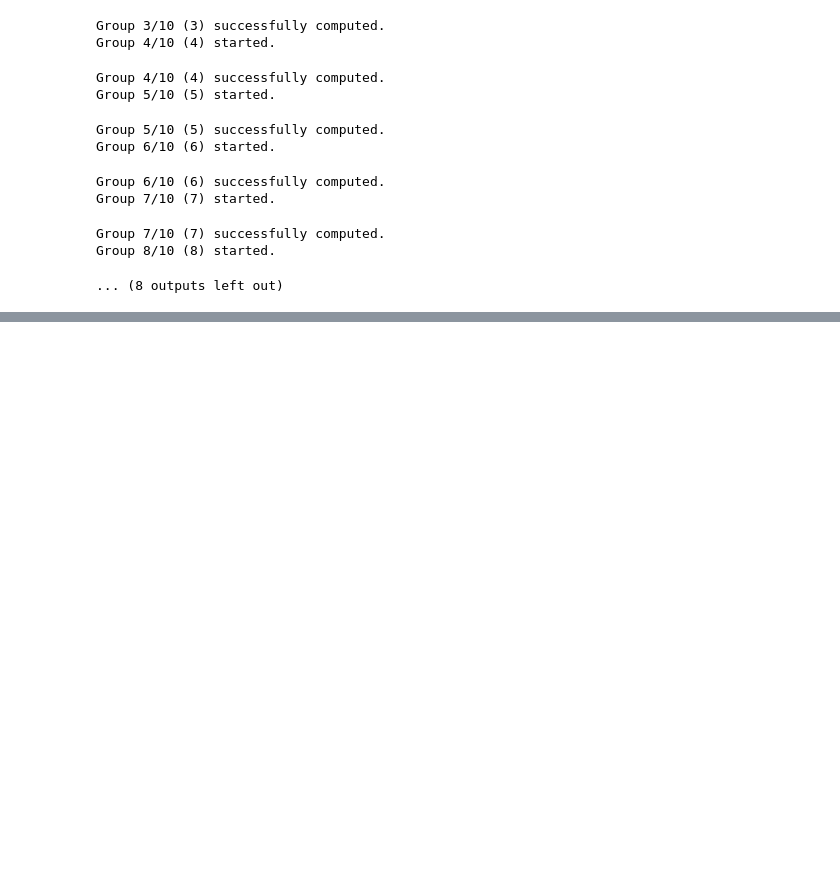
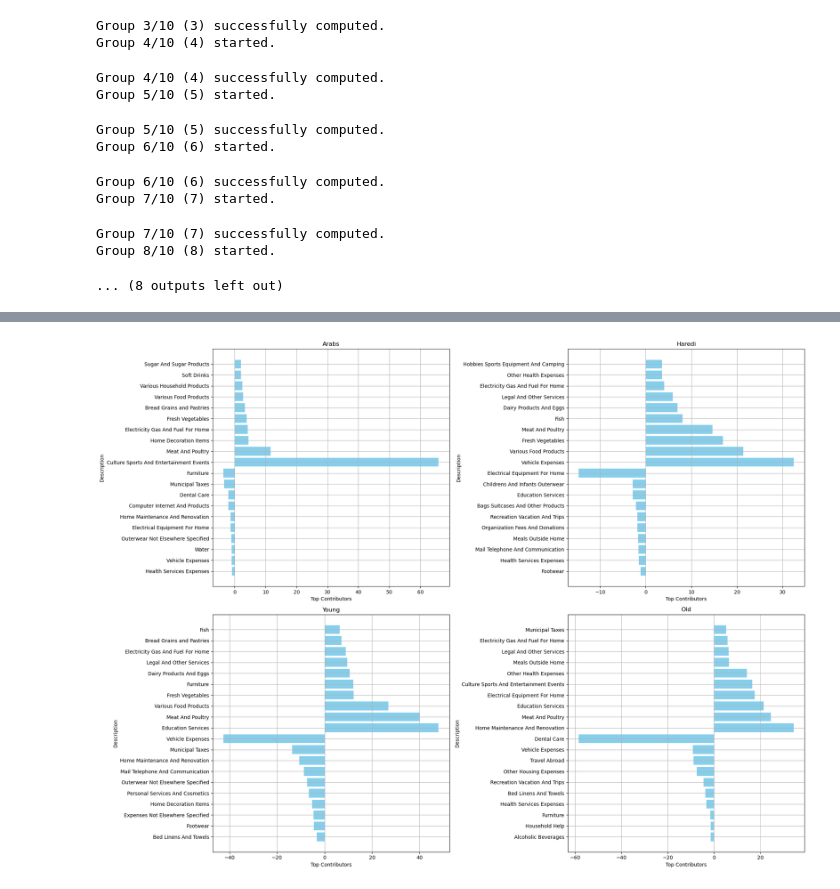
Before and after one commit to roykisluk/Inflation-Heterogeneity, a Jupyter notebook: Tri_Group_inflation_comparison.ipynb, the cells around one changed output, grey strips where cells are left out. Drawn from its saved outputs; the diff is of its cells as text; code cells hidden in the pictures; blank space fills up the shorter version.

```diff
--- a/Tri_Group_inflation_comparison.ipynb
+++ b/Tri_Group_inflation_comparison.ipynb
@@ -121,0 +135,8 @@ top_abs_weight_differences(weights_comparison_groups, weights_comparison_control
+# %%
+# Top contributors - demographic groups
+demo_yearly_price_indexes = {}
+for group in demo_analysis:
+    demo_yearly_price_indexes[group] = demo_analysis[group]['yearly_price_index'][comparison_year]
+top_price_index_contributors(demo_comparison_groups, demo_yearly_price_indexes, top_n)
+# %% [output]
+[figure, added]
```
Also changed, not shown: parts of 16 cells of this notebook, 4 other files.
